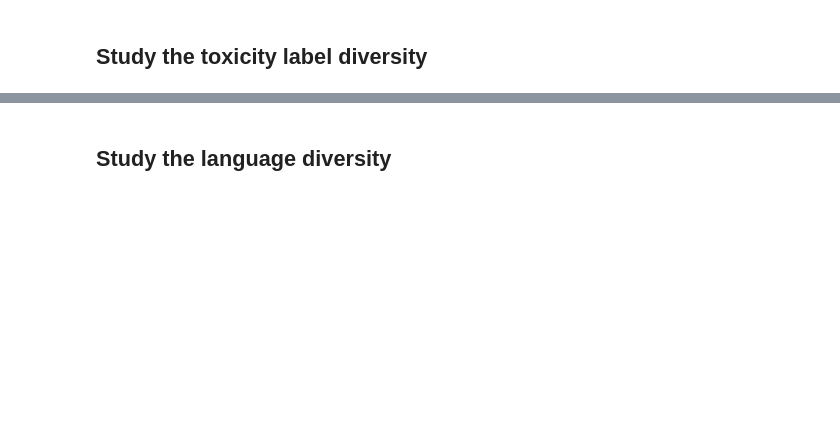
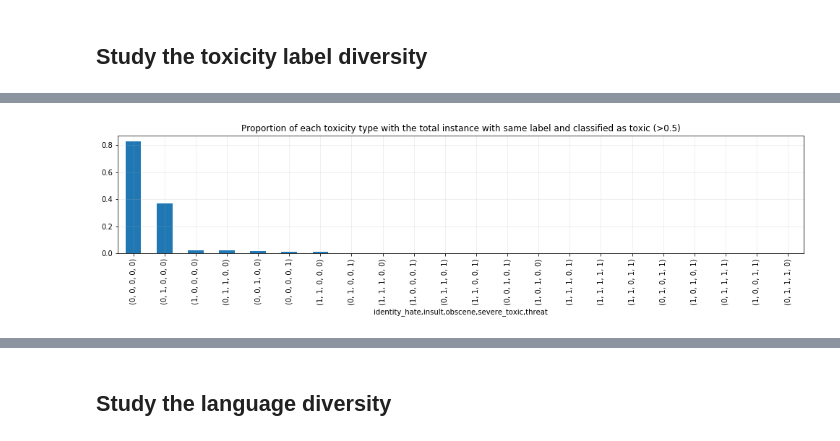
Before and after one commit to papkov/jigsaw-multilingual, a Jupyter notebook: notebooks/eda_for_toxic_generation.ipynb, the cells around one changed output, grey strips where cells are left out. Cells and saved outputs as stored; diff of their text form; code cells hidden in the pictures; blank space fills up the shorter version.

```diff
--- a/notebooks/eda_for_toxic_generation.ipynb
+++ b/notebooks/eda_for_toxic_generation.ipynb
@@ -134,3 +349,11 @@ plt.show()
+# %%
+(train_ub_tmp_count['toxic'] / train_ub.query('toxic >= 0.5').shape[0]) \
+                                .sort_values(ascending=False).plot(kind='bar', figsize=(17,3))
+plt.title('Proportion of each toxicity type with the total instance with same label and classified as toxic (>0.5)')
+plt.grid(alpha=0.25)
+plt.show()
+# %% [output]
+[figure, added]
 # %%
 print(f"number of instance in train:  {len(train):8}")
 print(f"number of instance in train_ub: {len(train_ub):7}")
```
Also changed, not shown: parts of 34 cells of this notebook.
